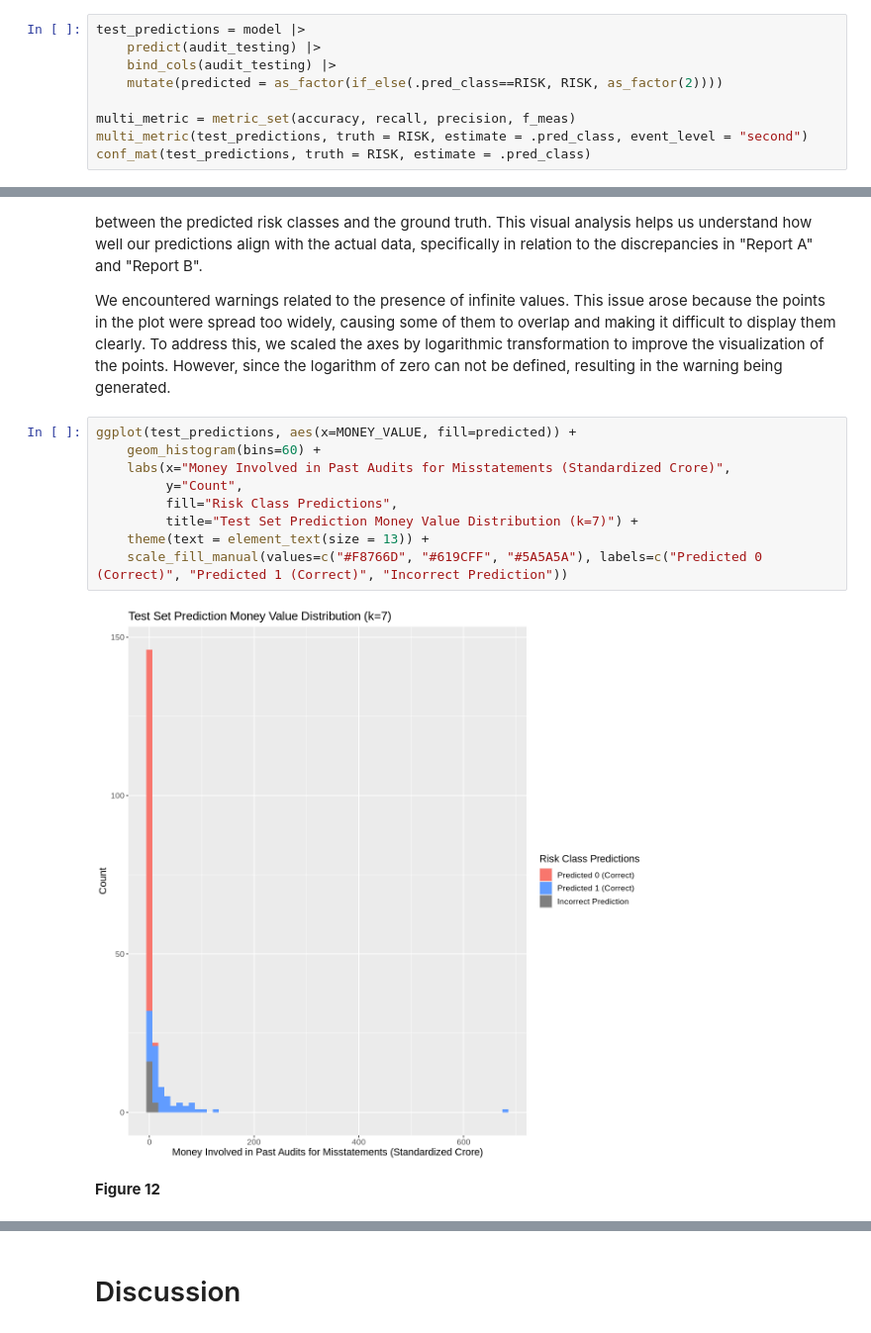
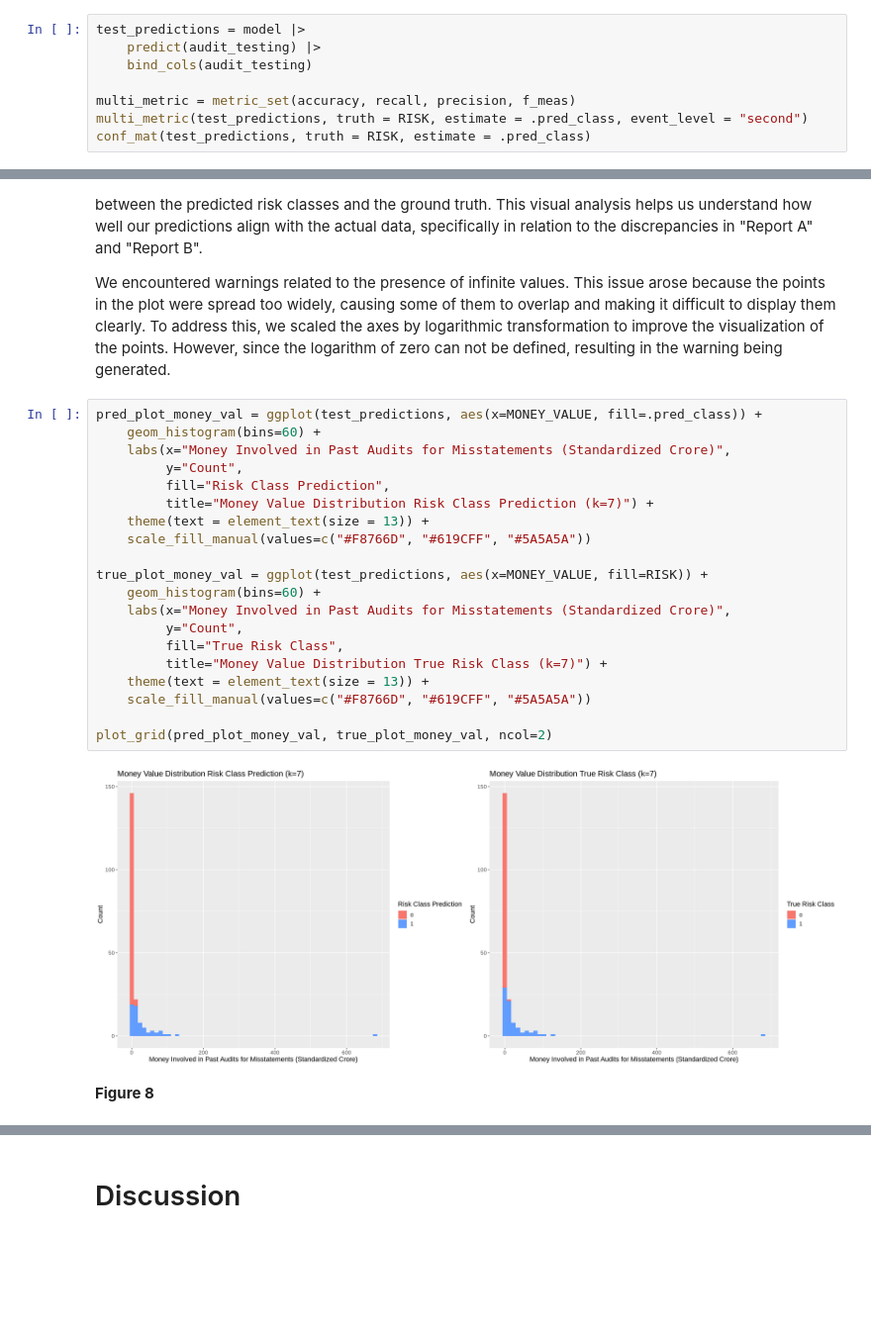
Before and after one commit to jimwei6/Fraud-Detection-Data-Analysis, a Jupyter notebook: project_final.ipynb, the cells around one changed output, grey strips where cells are left out. Shown at 99% size. Saved outputs shown, nothing was run; the diff lists cells and outputs as text; blank space fills up the shorter version.

```diff
--- a/project_final.ipynb
+++ b/project_final.ipynb
@@ -485,8 +433,7 @@ ggplot(train_predictions, aes(x=NUMBERS, fill=predicted)) +
 # %%
 test_predictions = model |>
     predict(audit_testing) |>
-    bind_cols(audit_testing) |>
-    mutate(predicted = as_factor(if_else(.pred_class==RISK, RISK, as_factor(2))))
+    bind_cols(audit_testing)
 
 multi_metric = metric_set(accuracy, recall, precision, f_meas)
 multi_metric(test_predictions, truth = RISK, estimate = .pred_class, event_level = "second")
@@ -531,16 +498,27 @@ By observing and comparing the scatter plots, we can easily identify any pattern
 
 We encountered warnings related to the presence of infinite values. This issue arose because the points in the plot were spread too widely, causing some of them to overlap and making it difficult to display them clearly. To address this, we scaled the axes by logarithmic transformation to improve the visualization of the points. However, since the logarithm of zero can not be defined, resulting in the warning being generated.
 # %%
-ggplot(test_predictions, aes(x=MONEY_VALUE, fill=predicted)) +
+pred_plot_money_val = ggplot(test_predictions, aes(x=MONEY_VALUE, fill=.pred_class)) +
     geom_histogram(bins=60) +
     labs(x="Money Involved in Past Audits for Misstatements (Standardized Crore)",
          y="Count",
-         fill="Risk Class Predictions",
-         title="Test Set Prediction Money Value Distribution (k=7)") +
+         fill="Risk Class Prediction",
+         title="Money Value Distribution Risk Class Prediction (k=7)") +
     theme(text = element_text(size = 13)) +
-    scale_fill_manual(values=c("#F8766D", "#619CFF", "#5A5A5A"), labels=c("Predicted 0 (Correct)", "Predicted 1 (Correct)", "Incorrect Prediction"))
+    scale_fill_manual(values=c("#F8766D", "#619CFF", "#5A5A5A"))
+
+true_plot_money_val = ggplot(test_predictions, aes(x=MONEY_VALUE, fill=RISK)) +
+    geom_histogram(bins=60) +
+    labs(x="Money Involved in Past Audits for Misstatements (Standardized Crore)",
+         y="Count",
+         fill="True Risk Class",
+         title="Money Value Distribution True Risk Class (k=7)") +
+    theme(text = element_text(size = 13)) +
+    scale_fill_manual(values=c("#F8766D", "#619CFF", "#5A5A5A"))
+
+plot_grid(pred_plot_money_val, true_plot_money_val, ncol=2)
 # %% [output]
-[figure, old version]
+[figure, new version]
 # %% [markdown]
-<b>Figure 12</b>
+<b>Figure 8</b>
 # %%
```
Also changed, not shown: parts of 17 cells of this notebook.
